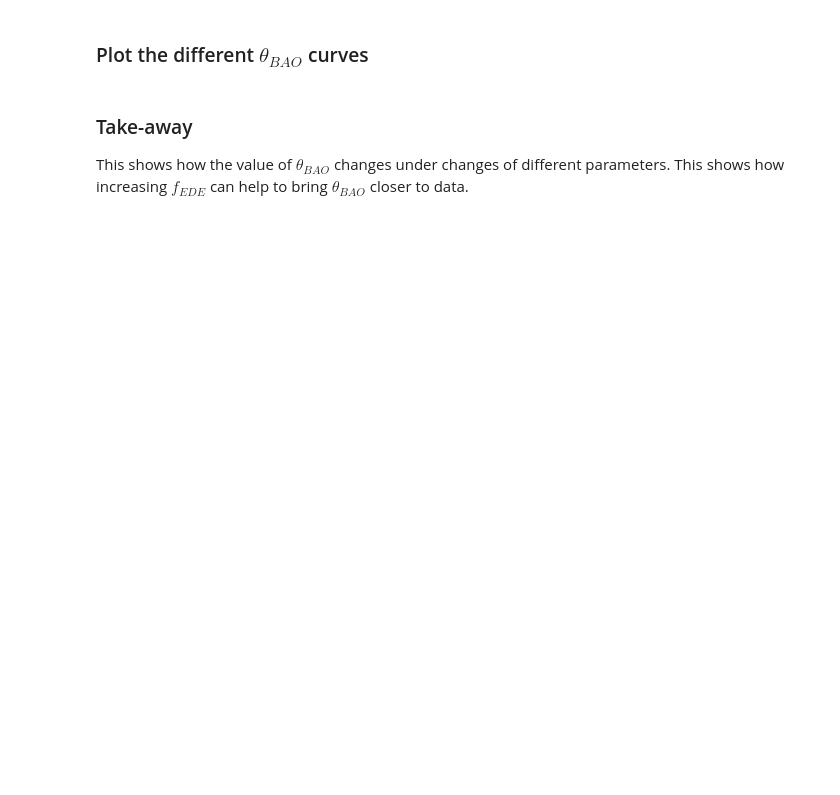
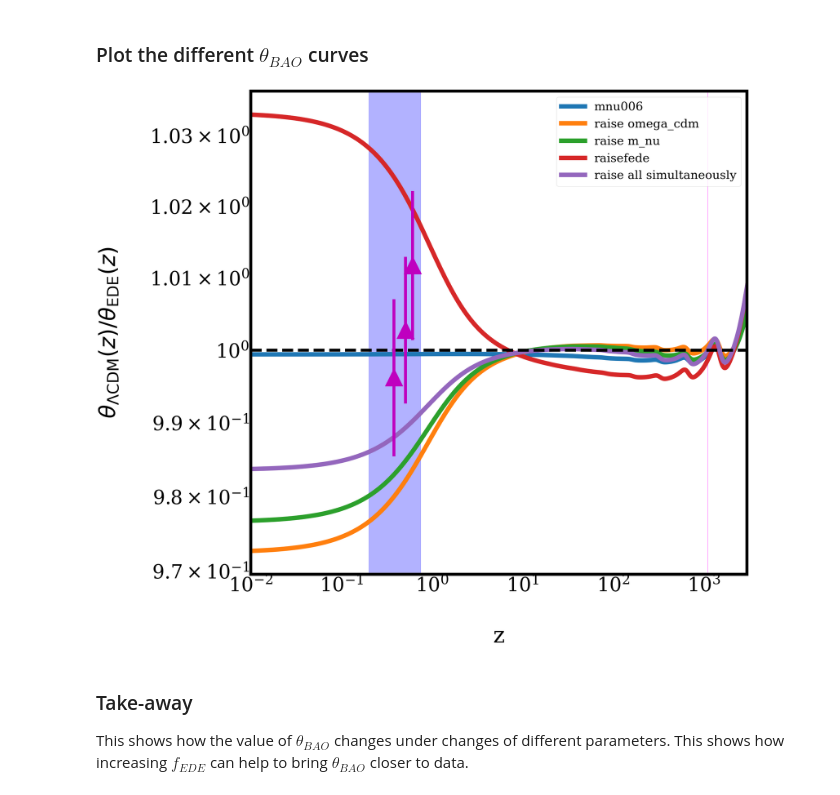
Before and after one commit to alexreevesy/ede_mnu, a Jupyter notebook: notebooks/param_shifts.ipynb, the cells around one changed output. Cells and saved outputs as stored; diff of their text form; code cells hidden in the pictures; blank space fills up the shorter version.

```diff
--- a/notebooks/param_shifts.ipynb
+++ b/notebooks/param_shifts.ipynb
@@ -311,9 +311,9 @@ EDE_simultaneous_dv =((((np.ones_like(z_lcdm)+z_ede_simultaneous)*EDE_simultaneo
 EDE_pp_ratios = EDE_pp_dv/rs_ede_pp
 LCDM_ratios = LCDM_dv/rs_lcdm
 EDE_high_mnu_ratios = EDE_high_mnu_dv/rs_EDE_high_mnu
-EDE_high_cdm_ratios = EDE_mnu024_006bf_dv/rs_EDE_high_cdm
-EDE_high_fede_ratios = EDE_mnu024_raisefede_dv/rs_EDE_high_fede
-EDE_simultaneous_ratios = EDE_mnu024_raisefede_dv/rs_EDE_simultaneous
+EDE_high_cdm_ratios = EDE_high_cdm_dv/rs_EDE_high_cdm
+EDE_high_fede_ratios = EDE_high_fede_dv/rs_EDE_high_fede
+EDE_simultaneous_ratios = EDE_simultaneous_dv/rs_EDE_simultaneous
 # %%
 #making an interpolation to match up the z values for different experiments
 EDE_pp_spline = interpolate.InterpolatedUnivariateSpline(np.flip(z_ede_pp),np.flip(EDE_pp_ratios))
@@ -331,48 +331,58 @@ EDE_simultaneous_out = EDE_simultaneous_spline(z_lcdm)
 #THE BOSS DATA POINTS:
 rd_fid = 147.78 #MPc (fiducial r_d value used in paper)
 
-boss_zs = [0.38,0.61] #the average redshifts at which the BOSS data is collected
+boss_zs = [0.38,0.51,0.61] #the average redshifts at which the BOSS data is collected
 
-boss_vals = np.array([1477,2140]) #The average values of D_v * rd_fid/r_d from the BOSS data section 8.2 eqts 21-23 in https://arxiv.org/pdf/1607.03155.pdf
+boss_vals = np.array([1477,1877,2140]) #The average values of D_v * rd_fid/r_d from the BOSS data section 8.2 eqts 21-23 in https://arxiv.org/pdf/1607.03155.pdf
 
 boss_vals = boss_vals/rd_fid
 
 z_038 = np.where((z_lcdm<=0.38) & (z_lcdm>=0.379))[0][0]
 
-# z_051 = np.where((z_lcdm<=0.51) & (z_lcdm>=0.509))[0][0]
+z_051 = np.where((z_lcdm<=0.51) & (z_lcdm>=0.509))[0][0]
 
 z_061 = np.where((z_lcdm<=0.61) & (z_lcdm>=0.609))[0][0]
 
-lcdm_reference_vals = np.array([LCDM_ratios[z_038], LCDM_ratios[z_061]])
+lcdm_reference_vals = np.array([LCDM_ratios[z_038], LCDM_ratios[z_051], LCDM_ratios[z_061]])
 boss_ratios = boss_vals/lcdm_reference_vals
 # %% [markdown]
 ### Plot the different $\theta_{BAO}$ curves
 # %%
-fig, ax = plt.subplots(figsize=(20,20))
+fig, ax = plt.subplots(figsize=(30,30))
 
-matplotlib.rcParams['legend.fontsize'] = 60
+matplotlib.rcParams['legend.fontsize'] = 40
 
-ax.loglog(z_lcdm, EDE_pp_out*rs_lcdm/(LCDM_dv), label='mnu006')
-ax.loglog(z_lcdm, EDE_high_cdm*rs_lcdm/(LCDM_dv),label='raise omega_cdm')
-ax.loglog(z_lcdm, EDE_high_mnu*rs_lcdm/(LCDM_dv),label='raise m_nu')
-ax.loglog(z_lcdm, EDE_high_fede*rs_lcdm/(LCDM_dv),label='raisefede')
-ax.loglog(z_lcdm, EDE_simultaneous*rs_lcdm/(LCDM_dv),label='raise all simultaneously')
+# ax.loglog(z_lcdm, EDE_pp_out*rs_lcdm/(LCDM_dv), label='mnu006')
+# ax.loglog(z_lcdm, EDE_high_cdm_out*rs_lcdm/(LCDM_dv),label='raise omega_cdm')
+# ax.loglog(z_lcdm, EDE_high_mnu_out*rs_lcdm/(LCDM_dv),label='raise m_nu')
+# ax.loglog(z_lcdm, EDE_high_fede_out*rs_lcdm/(LCDM_dv),label='raisefede')
+# ax.loglog(z_lcdm, EDE_simultaneous_out*rs_lcdm/(LCDM_dv),label='raise all simultaneously')
 
-yerr= np.array([(16/rd_fid),(22/rd_fid)])/lcdm_reference_vals #from the error in the alam paper: https://arxiv.org/pdf/1607.03155.pdf eqts 21-23 in sect. 8.2 consensus BAO + fs results
+ax.loglog(z_lcdm, (LCDM_dv)/(EDE_pp_out*rs_lcdm), lw=15, label='mnu006')
+ax.loglog(z_lcdm, (LCDM_dv)/(EDE_high_cdm_out*rs_lcdm),lw=15, label='raise omega_cdm')
+ax.loglog(z_lcdm, (LCDM_dv)/(EDE_high_mnu_out*rs_lcdm),lw=15, label='raise m_nu')
+ax.loglog(z_lcdm, (LCDM_dv)/(EDE_high_fede_out*rs_lcdm),lw=15, label='raisefede')
+ax.loglog(z_lcdm, (LCDM_dv)/(EDE_simultaneous_out*rs_lcdm),lw=15, label='raise all simultaneously')
 
-ax.errorbar(boss_zs, boss_ratios, yerr=yerr, fmt='^', color='m', markersize=60)
-ax.set_xlim(0.01,2000)
-plt.legend()
+ax.axhline(1,c='k',lw=10,ls='--')
+boss_fractional_err = np.array([(16/rd_fid),(19/rd_fid),(22/rd_fid)])/boss_vals #from the error in the alam paper: https://arxiv.org/pdf/1607.03155.pdf eqts 21-23 in sect. 8.2 consensus BAO + fs results
+boss_err = boss_fractional_err * boss_vals**(-1) * lcdm_reference_vals #assume the fractional error in the value of theta is the same as in the value of 1/theta
+
+ax.errorbar(boss_zs, (boss_ratios)**(-1), yerr=boss_err, fmt='^', color='m', markersize=60, capthick=40,lw=10)
+ax.set_xlabel(r'$z$')
+ax.set_ylabel(r'$\theta_{\rm EDE}(z)/\theta_{\Lambda{\rm CDM}}(z)$')
 
 ax.axvspan(0.2, 0.75, alpha=0.3, color='blue')
-
+ax.set_xlim(1e-2, 3e3)
 ax.axvspan(1100, 1110, alpha=0.3, color='magenta')
-
+ax.legend(loc='best')
 
 ax.set_xlabel('z')
 ax.set_ylabel(r'$\theta_{\Lambda{\rm CDM}}(z)/\theta_{\rm EDE}(z)$')
 
-fig.savefig('d_a_evolution_both.pdf', bbox_inches='tight')
+fig.savefig('parameter_effect_on_bao.pdf', bbox_inches='tight')
+# %% [output]
+[figure, added]
 # %% [markdown]
 ### Take-away
 
```
Also changed, not shown: parts of 2 cells of this notebook, 2 other files.
